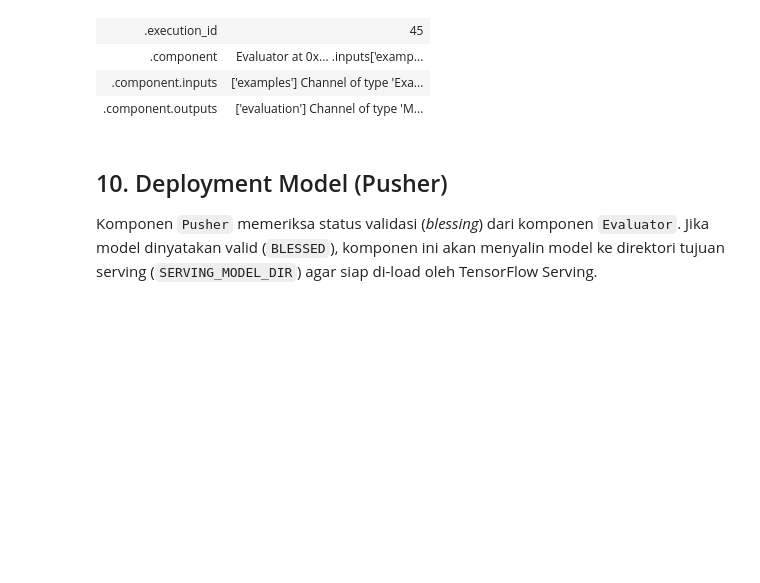
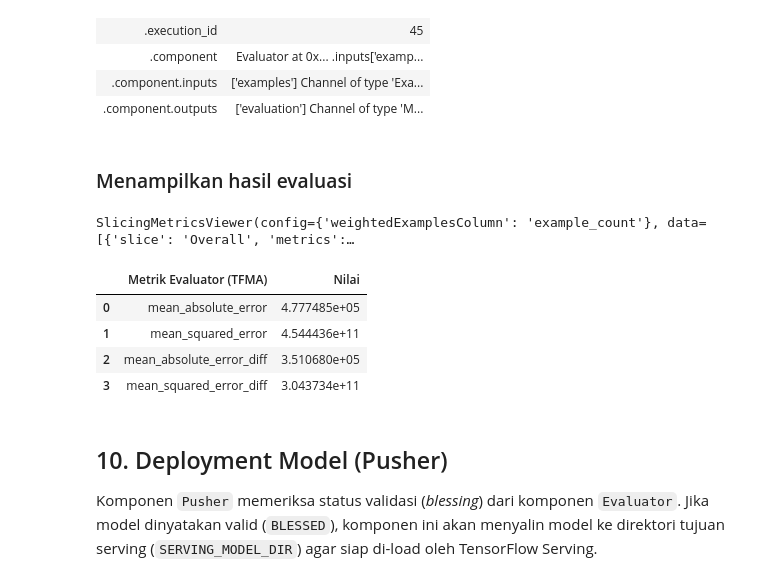
Before and after one commit to erlanggajuni45/house-pricing-tfx-pipeline, a Jupyter notebook: notebook.ipynb, the cells around one changed output. Drawn from its saved outputs; the diff is of its cells as text; code cells hidden in the pictures; blank space fills up the shorter version.

Commit message:
show evaluation of model

```diff
--- a/notebook.ipynb
+++ b/notebook.ipynb
@@ -729,6 +729,40 @@ ExecutionResult at 0x...
 | .component | Evaluator at 0x... .inputs['examp... |
 | .component.inputs | ['examples'] Channel of type 'Exa... |
 | .component.outputs | ['evaluation'] Channel of type 'M... |
+# %% [markdown]
+### Menampilkan hasil evaluasi
+# %%
+import tensorflow_model_analysis as tfma
+
+eval_result = evaluator.outputs['evaluation'].get()[0].uri
+tfma_result = tfma.load_eval_result(eval_result)
+
+tfma.view.render_slicing_metrics(tfma_result)
+# %% [output]
+SlicingMetricsViewer(config={'weightedExamplesColumn': 'example_count'}, data=[{'slice': 'Overall', 'metrics':…
+# %%
+import pandas as pd
+
+# Menampilkan metrik Evaluator (TFMA) ke dalam bentuk tabel
+records = []
+for slice_key, sub_dict in tfma_result.slicing_metrics:
+  metrics_data = sub_dict.get('', {}).get('', {})
+  for metric_name, val_dict in metrics_data.items():
+    val = (
+        val_dict.get('doubleValue')
+        if isinstance(val_dict, dict)
+        else val_dict
+    )
+    records.append({'Metrik Evaluator (TFMA)': metric_name, 'Nilai': val})
+
+df_eval = pd.DataFrame(records)
+display(df_eval)
+# %% [output]
+|  | Metrik Evaluator (TFMA) | Nilai |
+| 0 | mean_absolute_error | 4.777485e+05 |
+| 1 | mean_squared_error | 4.544436e+11 |
+| 2 | mean_absolute_error_diff | 3.510680e+05 |
+| 3 | mean_squared_error_diff | 3.043734e+11 |
 # %% [markdown]
 ## 10. Deployment Model (Pusher)
 Komponen `Pusher` memeriksa status validasi (*blessing*) dari komponen `Evaluator`. Jika model dinyatakan valid (`BLESSED`), komponen ini akan menyalin model ke direktori tujuan serving (`SERVING_MODEL_DIR`) agar siap di-load oleh TensorFlow Serving.
```
